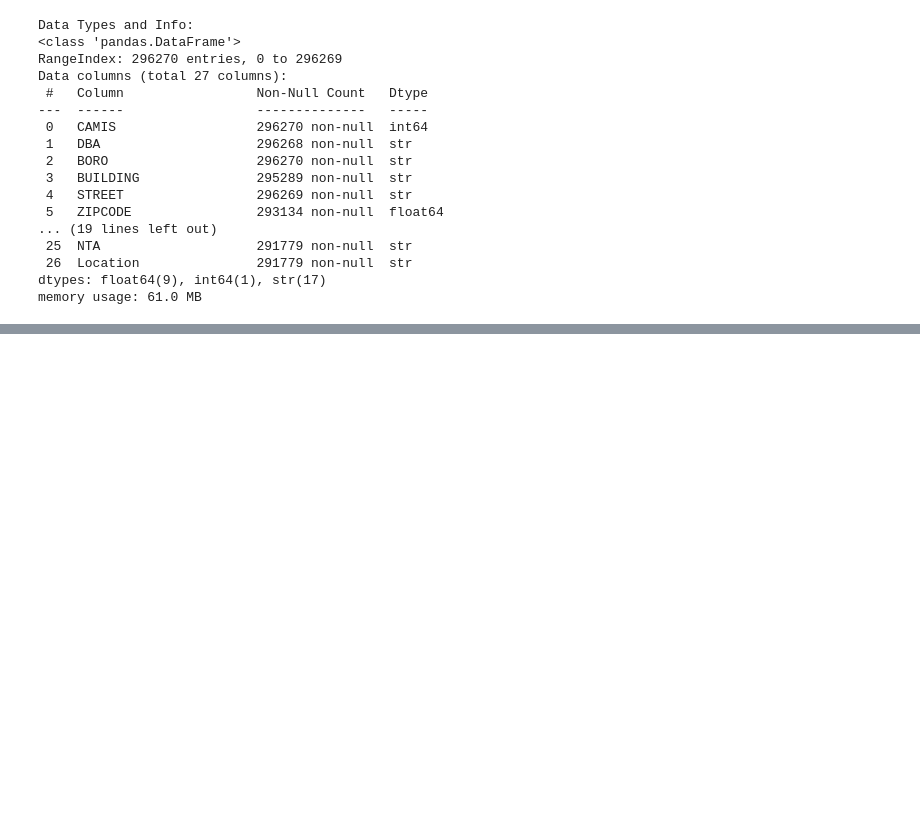
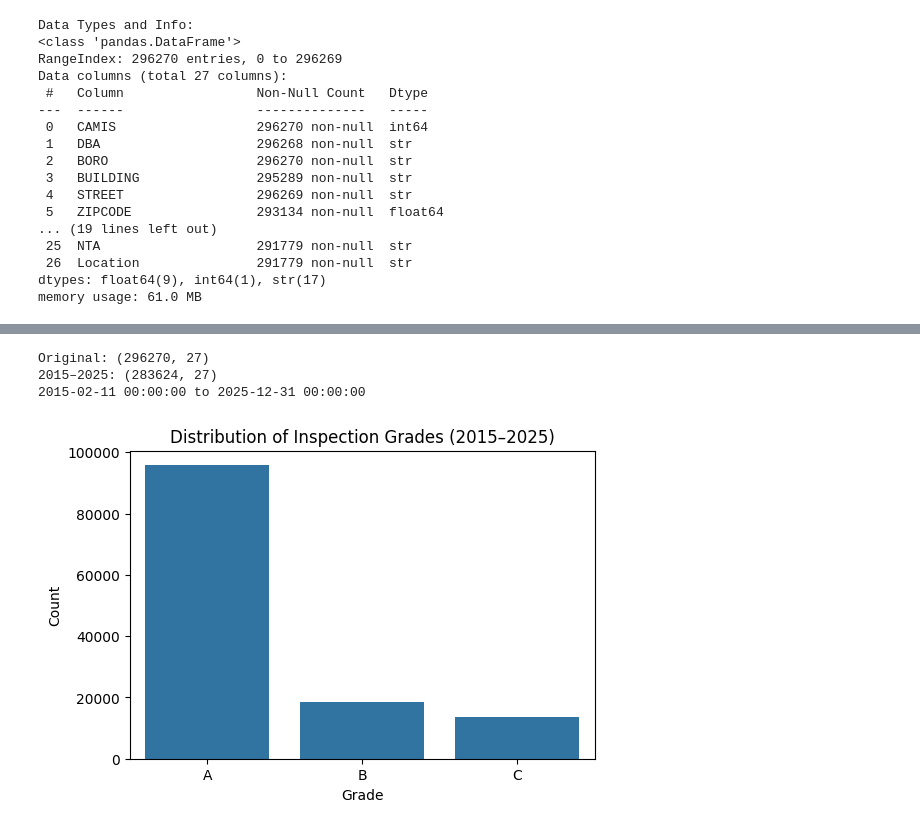
Before and after one commit to SU-IST707-SP26/group-project-team-pandas, a Jupyter notebook: work/01_initial_exploration.ipynb, the cells around one changed output, grey strips where cells are left out. Saved outputs shown, nothing was run; the diff lists cells and outputs as text; code cells hidden in the pictures; blank space fills up the shorter version.

Commit message:
Mian's session (filtering from 2015 to 2025 and adding visuals)

```diff
--- a/work/01_initial_exploration.ipynb
+++ b/work/01_initial_exploration.ipynb
@@ -144,0 +165,36 @@ ModuleNotFoundError: No module named 'matplotlib'
+# %%
+# Convert INSPECTION DATE to datetime
+df["INSPECTION DATE"] = pd.to_datetime(df["INSPECTION DATE"], errors="coerce")
+
+# Filter data between 2015 and 2025
+df_2015_2025 = df[
+    (df["INSPECTION DATE"].dt.year >= 2015) &
+    (df["INSPECTION DATE"].dt.year <= 2025)
+].copy()
+# %%
+print("Original:", df.shape)
+print("2015–2025:", df_2015_2025.shape)
+
+print(
+    df_2015_2025["INSPECTION DATE"].min(),
+    "to",
+    df_2015_2025["INSPECTION DATE"].max()
+)
+# %% [output]
+Original: (296270, 27)
+2015–2025: (283624, 27)
+2015-02-11 00:00:00 to 2025-12-31 00:00:00
+# %%
+import matplotlib.pyplot as plt
+import seaborn as sns
+
+plt.figure(figsize=(6,4))
+sns.countplot(data=df_2015_2025, x="GRADE", order=["A","B","C"])
+
+plt.title("Distribution of Inspection Grades (2015–2025)")
+plt.xlabel("Grade")
+plt.ylabel("Count")
+
+plt.show()
+# %% [output]
+[figure, added]
```
Also changed, not shown: parts of 5 cells of this notebook.
